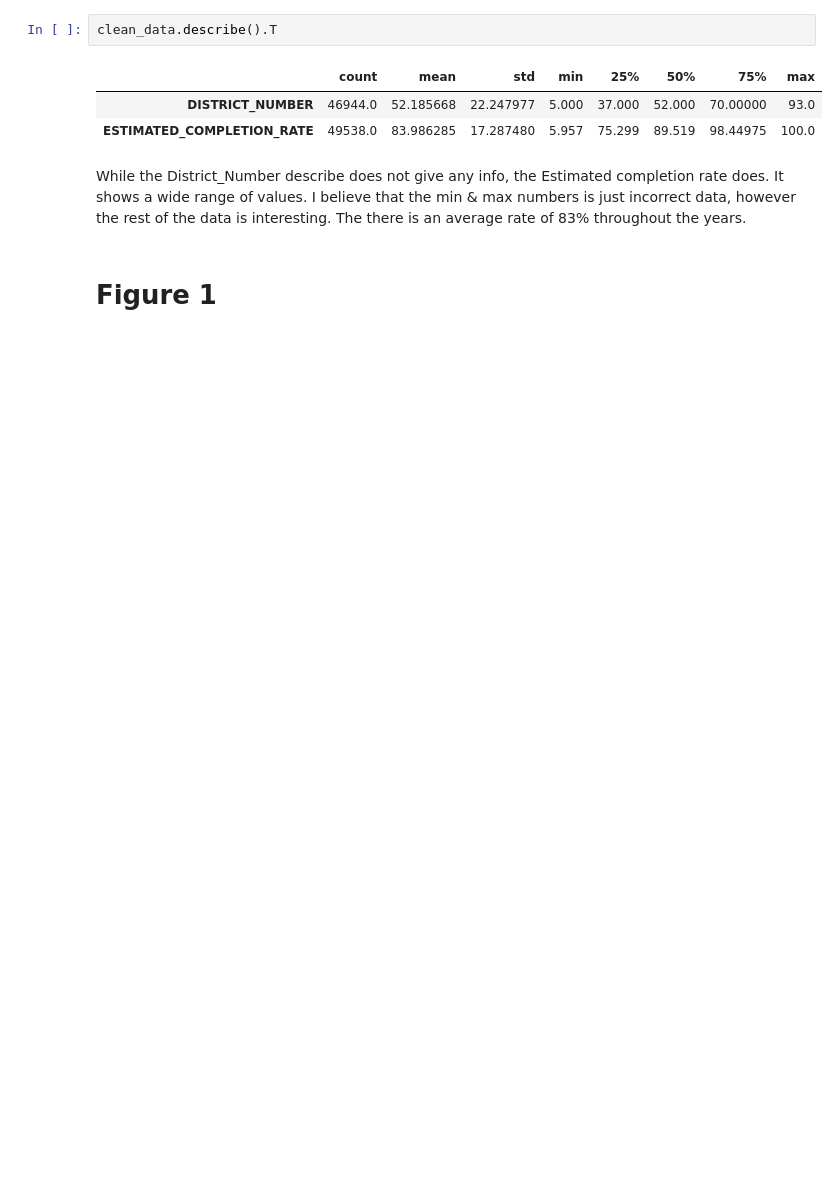
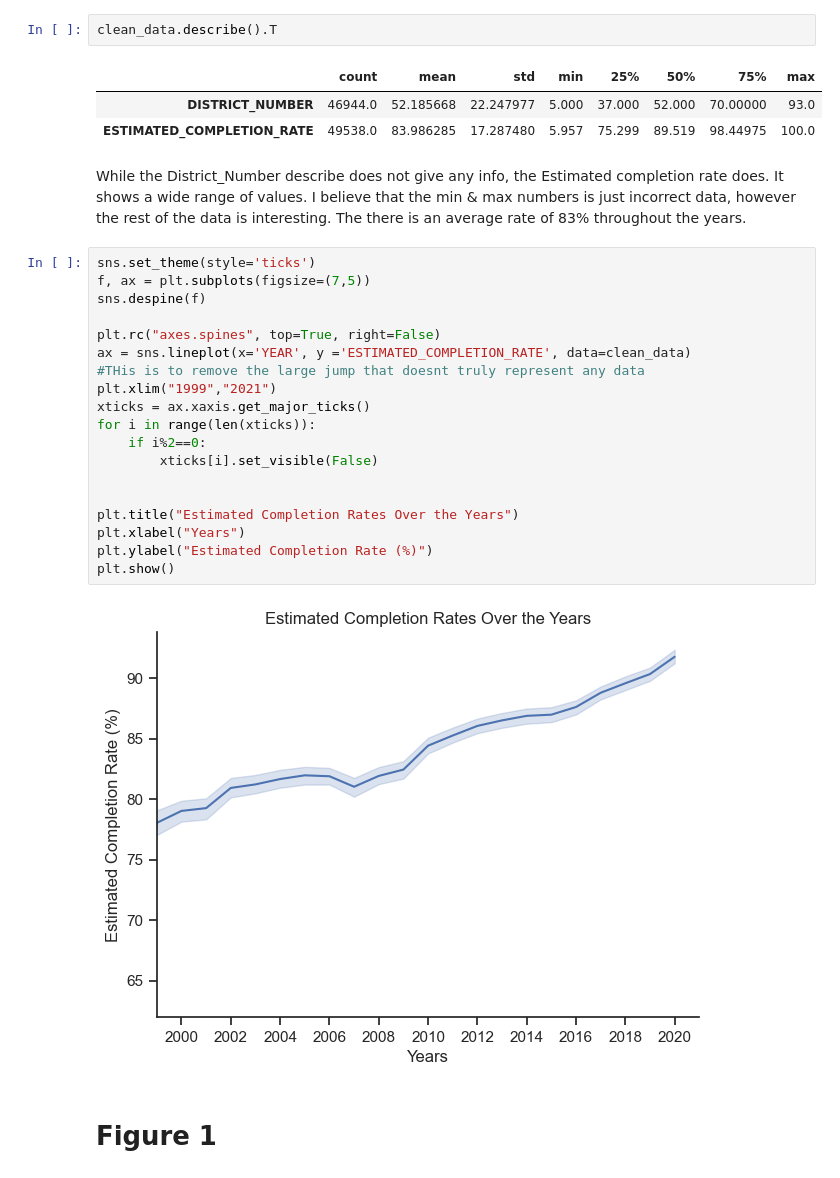
Before and after one commit to ubco-W2022T1-cosc301/project-group19, a Jupyter notebook: notebooks/analysis1.ipynb, the cells around one changed output. Saved outputs shown, nothing was run; the diff lists cells and outputs as text; blank space fills up the shorter version.

```diff
--- a/notebooks/analysis1.ipynb
+++ b/notebooks/analysis1.ipynb
@@ -311,5 +325,26 @@ clean_data.describe().T
 | ESTIMATED_COMPLETION_RATE | 49538.0 | 83.986285 | 17.287480 | 5.957 | 75.299 | 89.519 | 98.44975 | 100.0 |
 # %% [markdown]
 While the District_Number describe does not give any info, the Estimated completion rate does. It shows a wide range of values. I believe that the min & max numbers is just incorrect data, however the rest of the data is interesting. The there is an average rate of 83% throughout the years.
+# %%
+sns.set_theme(style='ticks')
+f, ax = plt.subplots(figsize=(7,5))
+sns.despine(f)
+
+plt.rc("axes.spines", top=True, right=False)
+ax = sns.lineplot(x='YEAR', y ='ESTIMATED_COMPLETION_RATE', data=clean_data)
+#THis is to remove the large jump that doesnt truly represent any data
+plt.xlim("1999","2021")
+xticks = ax.xaxis.get_major_ticks()
+for i in range(len(xticks)):
+    if i%2==0:
+        xticks[i].set_visible(False)
+
+
+plt.title("Estimated Completion Rates Over the Years")
+plt.xlabel("Years")
+plt.ylabel("Estimated Completion Rate (%)")
+plt.show()
+# %% [output]
+[figure, added]
 # %% [markdown]
 # Figure 1
```
Also changed, not shown: parts of 12 cells of this notebook.
